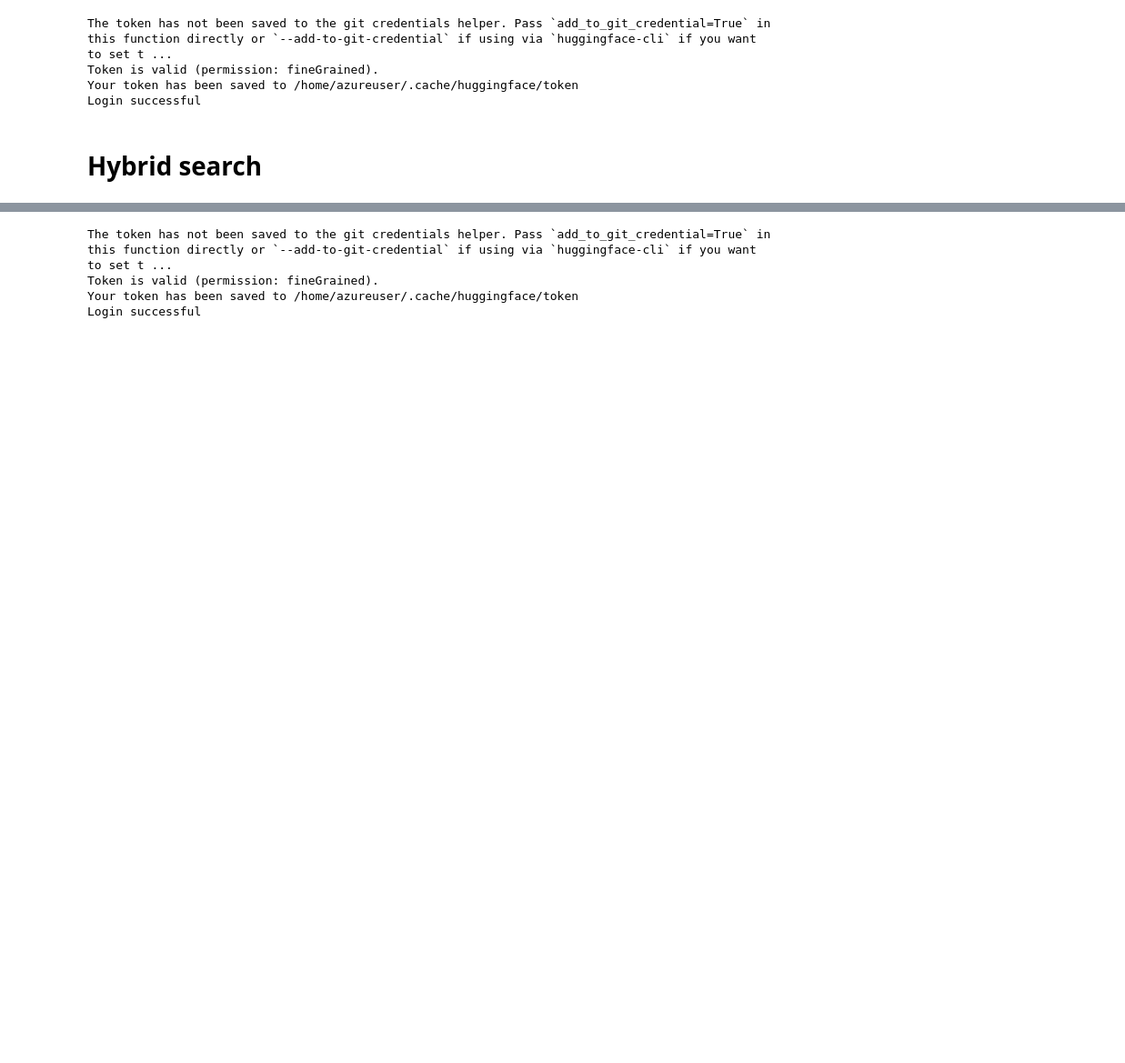
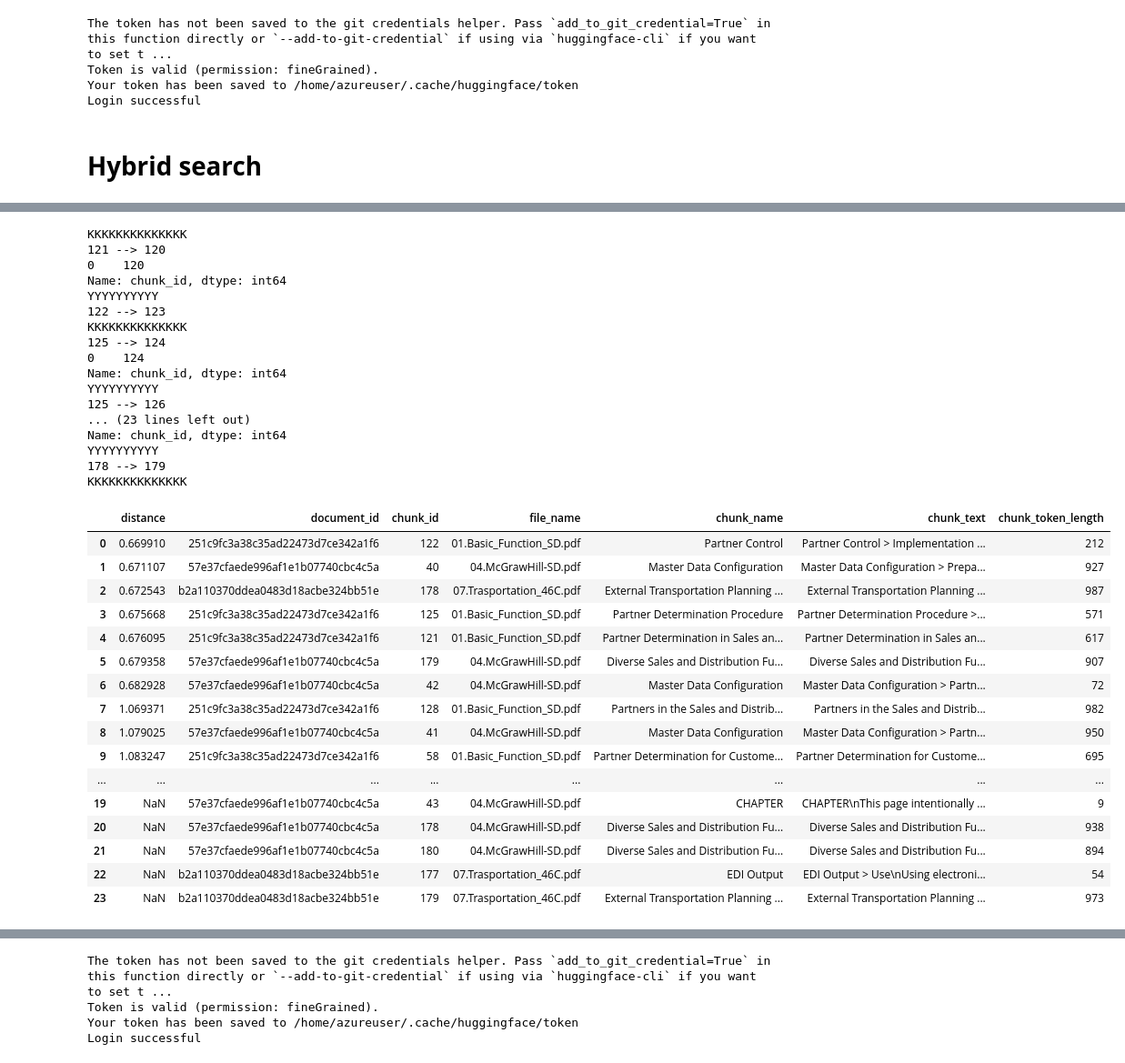
Before and after one commit to echalabiyev/dolphinai_local_solution, a Jupyter notebook: notebook/3. RAG.ipynb, the cells around one changed output, grey strips where cells are left out. Shown: that part at 91% size. Drawn from its saved outputs; the diff is of its cells as text; code cells hidden in the pictures; blank space fills up the shorter version.

```diff
--- a/notebook/3. RAG.ipynb
+++ b/notebook/3. RAG.ipynb
@@ -351,0 +364,19 @@ print(sorted_document_ids)
+# %%
+import json
+
+# Initialize an empty dictionary to store the final result
+document_chunks = {}
+
+# Loop over the result_list and extract relevant rows for each document_id
+for document_id, _ in result_list:
+    # Extract rows for the current document_id and sort them by chunk_id
+    relevant_rows = df[df['document_id'] == document_id].sort_values(by='chunk_id')
+
+    # Extract the sorted chunk_id values and store them in the dictionary
+    document_chunks[document_id] = relevant_rows['chunk_id'].tolist()
+
+# # Convert the result to JSON format (if needed)
+# json_result = json.dumps(document_chunks, indent=4)
+
+# Display the JSON result
+print(document_chunks)
@@ -351,0 +458,24 @@ print(sorted_document_ids)
+# %%
+
+
+for doc_id in document_chunks:
+    print(doc_id)
+    for chunk_id in document_chunks[doc_id]:
+        # print(chunk_id)
+        if chunk_id-1 not in document_chunks[doc_id]:
+            print(chunk_id, "-->", chunk_id-1)
+            new_row_df = new_row_to_df(get_data_milvus(doc_id,chunk_id-1))
+            print(new_row_df["chunk_id"])
+            if int(new_row_df["chunk_token_length"][0]) + int(df['chunk_token_length'].sum()) < 20000:
+                print("YYYYYYYYYY")
+                df = pd.concat([df, new_row_df], ignore_index=True)
+        if chunk_id+1 not in document_chunks[doc_id]:
+            print(chunk_id, "-->", chunk_id+1)
+            new_row_df = new_row_to_df(get_data_milvus(doc_id,chunk_id+1))
+            if int(new_row_df["chunk_token_length"][0]) + int(df['chunk_token_length'].sum()) < 20000:
+                df = pd.concat([df, new_row_df], ignore_index=True)
+                print("KKKKKKKKKKKKKK")
+
+
+df
+# %% [output]
@@ -351,0 +488,34 @@ print(sorted_document_ids)
+KKKKKKKKKKKKKK
+121 --> 120
+0    120
+Name: chunk_id, dtype: int64
+YYYYYYYYYY
+122 --> 123
+KKKKKKKKKKKKKK
+125 --> 124
+0    124
+Name: chunk_id, dtype: int64
+YYYYYYYYYY
+125 --> 126
+... (23 lines left out)
+Name: chunk_id, dtype: int64
+YYYYYYYYYY
+178 --> 179
+KKKKKKKKKKKKKK
+|  | distance | document_id | chunk_id | file_name | chunk_name | chunk_text | chunk_token_length |
+| 0 | 0.669910 | 251c9fc3a38c35ad22473d7ce342a1f6 | 122 | 01.Basic_Function_SD.pdf | Partner Control | Partner Control > Implementation ... | 212 |
+| 1 | 0.671107 | 57e37cfaede996af1e1b07740cbc4c5a | 40 | 04.McGrawHill-SD.pdf | Master Data Configuration | Master Data Configuration > Prepa... | 927 |
+| 2 | 0.672543 | b2a110370ddea0483d18acbe324bb51e | 178 | 07.Trasportation_46C.pdf | External Transportation Planning ... | External Transportation Planning ... | 987 |
+| 3 | 0.675668 | 251c9fc3a38c35ad22473d7ce342a1f6 | 125 | 01.Basic_Function_SD.pdf | Partner Determination Procedure | Partner Determination Procedure >... | 571 |
+| 4 | 0.676095 | 251c9fc3a38c35ad22473d7ce342a1f6 | 121 | 01.Basic_Function_SD.pdf | Partner Determination in Sales an... | Partner Determination in Sales an... | 617 |
+| 5 | 0.679358 | 57e37cfaede996af1e1b07740cbc4c5a | 179 | 04.McGrawHill-SD.pdf | Diverse Sales and Distribution Fu... | Diverse Sales and Distribution Fu... | 907 |
+| 6 | 0.682928 | 57e37cfaede996af1e1b07740cbc4c5a | 42 | 04.McGrawHill-SD.pdf | Master Data Configuration | Master Data Configuration > Partn... | 72 |
+| 7 | 1.069371 | 251c9fc3a38c35ad22473d7ce342a1f6 | 128 | 01.Basic_Function_SD.pdf | Partners in the Sales and Distrib... | Partners in the Sales and Distrib... | 982 |
+| 8 | 1.079025 | 57e37cfaede996af1e1b07740cbc4c5a | 41 | 04.McGrawHill-SD.pdf | Master Data Configuration | Master Data Configuration > Partn... | 950 |
+| 9 | 1.083247 | 251c9fc3a38c35ad22473d7ce342a1f6 | 58 | 01.Basic_Function_SD.pdf | Partner Determination for Custome... | Partner Determination for Custome... | 695 |
+| ... | ... | ... | ... | ... | ... | ... | ... |
+| 19 | NaN | 57e37cfaede996af1e1b07740cbc4c5a | 43 | 04.McGrawHill-SD.pdf | CHAPTER | CHAPTER\nThis page intentionally ... | 9 |
+| 20 | NaN | 57e37cfaede996af1e1b07740cbc4c5a | 178 | 04.McGrawHill-SD.pdf | Diverse Sales and Distribution Fu... | Diverse Sales and Distribution Fu... | 938 |
+| 21 | NaN | 57e37cfaede996af1e1b07740cbc4c5a | 180 | 04.McGrawHill-SD.pdf | Diverse Sales and Distribution Fu... | Diverse Sales and Distribution Fu... | 894 |
+| 22 | NaN | b2a110370ddea0483d18acbe324bb51e | 177 | 07.Trasportation_46C.pdf | EDI Output | EDI Output > Use\nUsing electroni... | 54 |
+| 23 | NaN | b2a110370ddea0483d18acbe324bb51e | 179 | 07.Trasportation_46C.pdf | External Transportation Planning ... | External Transportation Planning ... | 973 |
```
Also changed, not shown: parts of 24 cells of this notebook, 4 other files.
